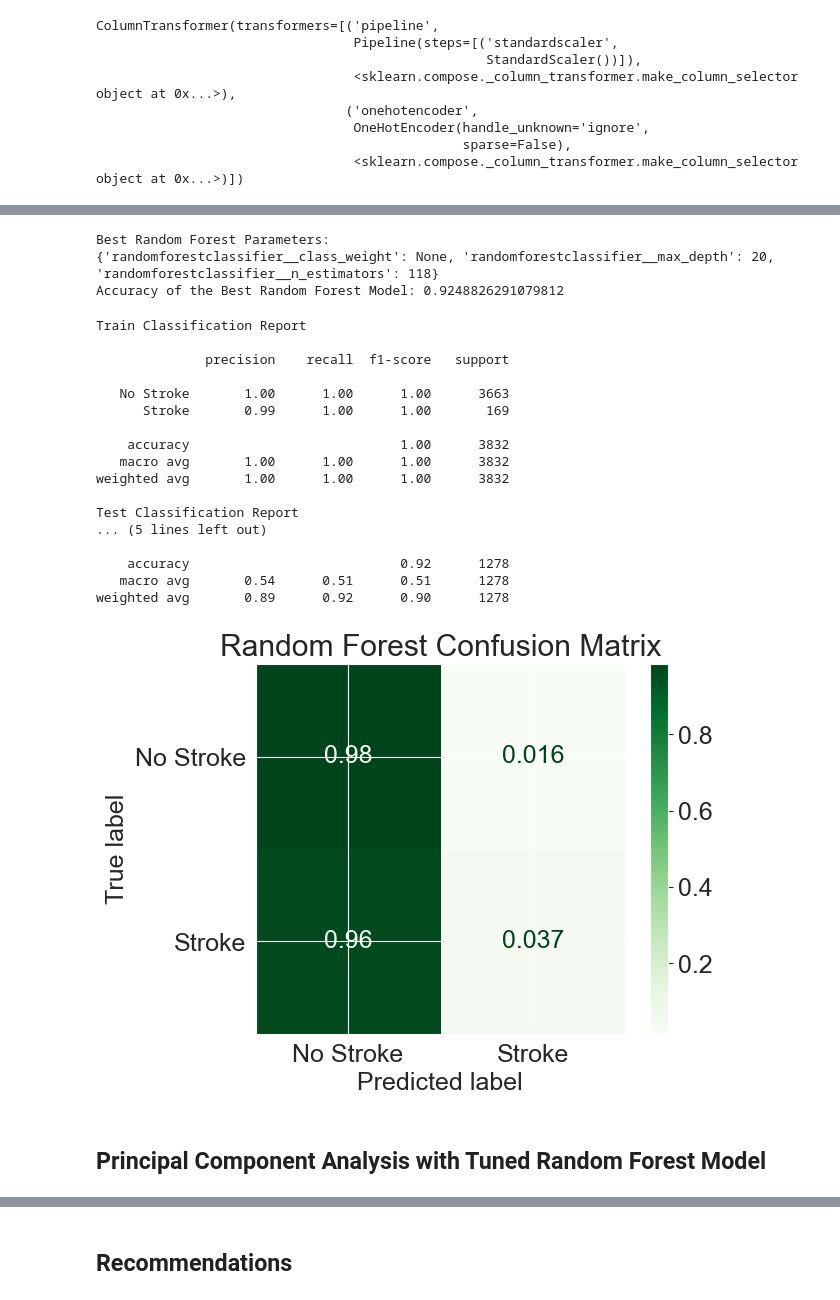
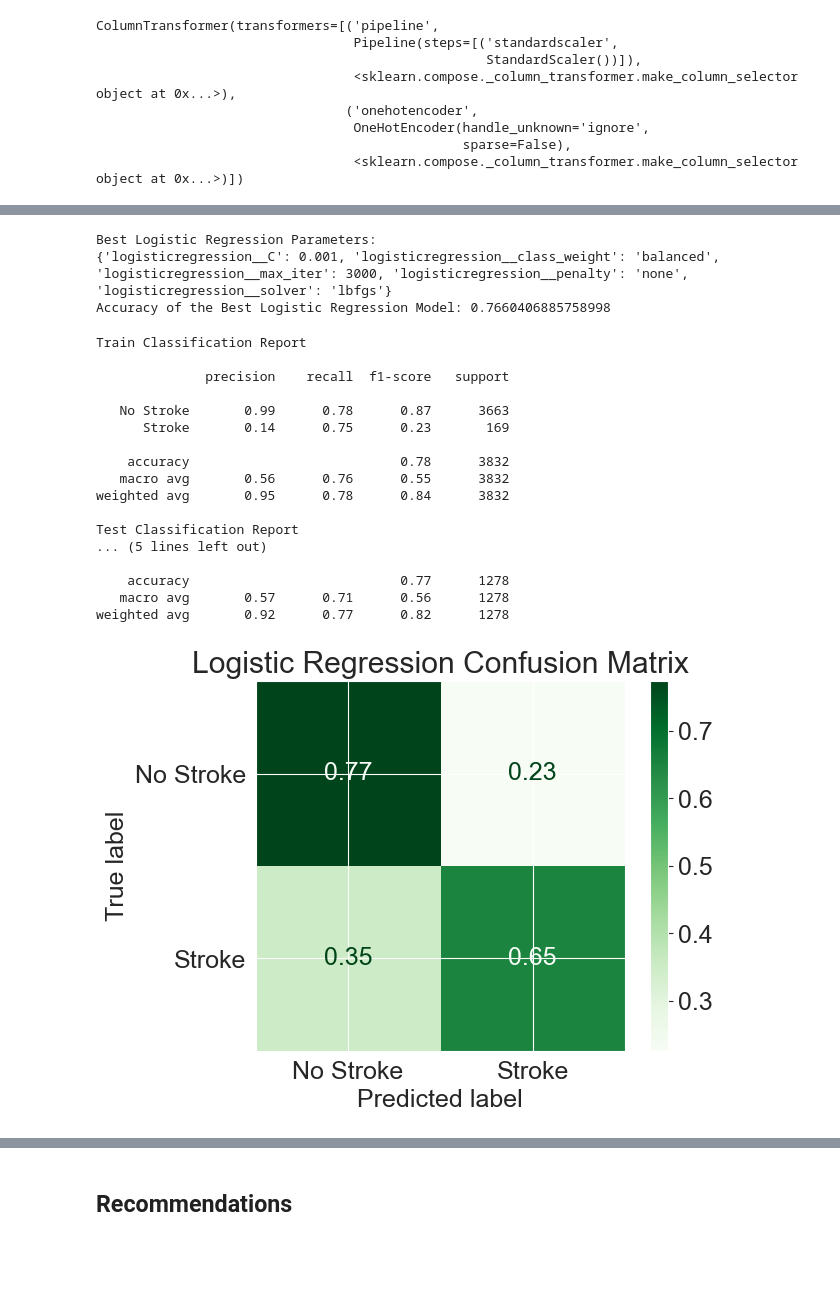
Before and after one commit to kevinbrnett/Project-2--Classification, a Jupyter notebook: Project_2_Part_4.ipynb, the cells around one changed output, grey strips where cells are left out. Drawn from its saved outputs; the diff is of its cells as text; code cells hidden in the pictures; blank space fills up the shorter version.

Commit message:
Updating Models
realized I did not choose the best model. Tuned logistic regression model instead of random forest

```diff
--- a/Project_2_Part_4.ipynb
+++ b/Project_2_Part_4.ipynb
@@ -970,13 +1001,13 @@ ColumnTransformer(transformers=[('pipeline',
 # %%
 # Default Random Forest Model
 # Instance of model
-rf = RandomForestClassifier(random_state=42)
+lr = LogisticRegression(random_state=42, max_iter=1000)
 
 # Pipeline
-rf_pipe = make_pipeline(preprocessor, smote, rf)
+lr_pipe = make_pipeline(preprocessor, smote, lr)
 
 # Fit on Train
-rf_pipe.fit(X_train, y_train)
+lr_pipe.fit(X_train, y_train)
 # %% [output]
 Pipeline(steps=[('columntransformer',
                  ColumnTransformer(transformers=[('pipeline',
@@ -1024,8 +1081,15 @@ param_grid = {'randomforestclassifier__max_depth':range(1, 21),
+# %%
+# Parameter Grid
+param_grid = {'logisticregression__C': [0.001, 0.01, 0.1, 1, 10, 100, 1000, 10000],
+              'logisticregression__class_weight': ['balanced', None],
+              'logisticregression__max_iter': [3000, 4000, 5000],
+              'logisticregression__penalty': ['none'],
+              'logisticregression__solver': ['lbfgs']}
 # %%
-rf_gridscv = GridSearchCV(rf_pipe, param_grid)
+lr_gridscv = GridSearchCV(lr_pipe, param_grid)
 
 # Fit on Train
-rf_gridscv.fit(X_train, y_train)
+lr_gridscv.fit(X_train, y_train)
 # %% [output]
 GridSearchCV(estimator=Pipeline(steps=[('columntransformer',
                                         ColumnTransformer(transformers=[('pipeline',
@@ -1046,13 +1113,13 @@ GridSearchCV(estimator=Pipeline(steps=[('columntransformer',
 # %%
 # Display best parameters for tuned model
-print('Best Random Forest Parameters:')
-print(rf_gridscv.best_params_)
-best_pipe = rf_gridscv.best_estimator_
-print(f'Accuracy of the Best Random Forest Model: {best_pipe.score(X_test, y_test)}')
+print('Best Logistic Regression Parameters:')
+print(lr_gridscv.best_params_)
+best_pipe = lr_gridscv.best_estimator_
+print(f'Accuracy of the Best Logistic Regression Model: {best_pipe.score(X_test, y_test)}')
 # %% [output]
-Best Random Forest Parameters:
-{'randomforestclassifier__class_weight': None, 'randomforestclassifier__max_depth': 20, 'randomforestclassifier__n_estimators': 118}
-Accuracy of the Best Random Forest Model: 0.9248826291079812
+Best Logistic Regression Parameters:
+{'logisticregression__C': 0.001, 'logisticregression__class_weight': 'balanced', 'logisticregression__max_iter': 3000, 'logisticregression__penalty': 'none', 'logisticregression__solver': 'lbfgs'}
+Accuracy of the Best Logistic Regression Model: 0.7660406885758998
 # %%
 # Save Predictions
 best_pipe_train_preds = best_pipe.predict(X_train)
@@ -1060,31 +1127,31 @@ best_pipe_test_preds = best_pipe.predict(X_test)
 # %%
 # Tuned Random Forest Model Metrics
 # Confusion Matrix
-ConfusionMatrixDisplay.from_predictions(y_test, best_pipe_test_preds, cmap='Greens', normalize='true', display_labels=labels).ax_.set_title('Random Forest Confusion Matrix')
+ConfusionMatrixDisplay.from_predictions(y_test, best_pipe_test_preds,
+                                        cmap='Greens', normalize='true',
+                                        display_labels=labels).ax_.set_title('Logistic Regression Confusion Matrix')
 
 # Classification Report
 print('Train Classification Report', '\n')
 print(classification_report(y_train, best_pipe_train_preds, target_names=labels))
 print('Test Classification Report', '\n')
 print(classification_report(y_test, best_pipe_test_preds, target_names=labels))
 # %% [output]
 Train Classification Report
 
               precision    recall  f1-score   support
 
-   No Stroke       1.00      1.00      1.00      3663
-      Stroke       0.99      1.00      1.00       169
+   No Stroke       0.99      0.78      0.87      3663
+      Stroke       0.14      0.75      0.23       169
 
-    accuracy                           1.00      3832
-   macro avg       1.00      1.00      1.00      3832
-weighted avg       1.00      1.00      1.00      3832
+    accuracy                           0.78      3832
+   macro avg       0.56      0.76      0.55      3832
+weighted avg       0.95      0.78      0.84      3832
 
 Test Classification Report
 ... (5 lines left out)
 
-    accuracy                           0.92      1278
-   macro avg       0.54      0.51      0.51      1278
-weighted avg       0.89      0.92      0.90      1278
+    accuracy                           0.77      1278
+   macro avg       0.57      0.71      0.56      1278
+weighted avg       0.92      0.77      0.82      1278
-[figure, old version]
+[figure, new version]
-# %% [markdown]
-## Principal Component Analysis with Tuned Random Forest Model
```
Also changed, not shown: parts of 30 cells of this notebook.
